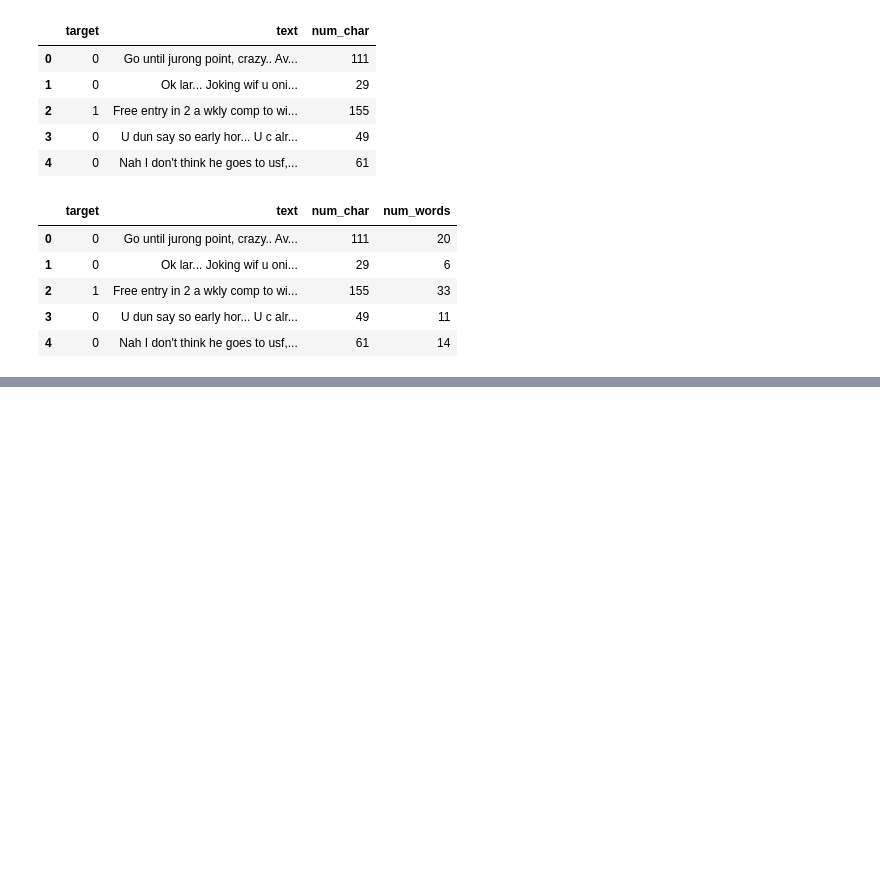
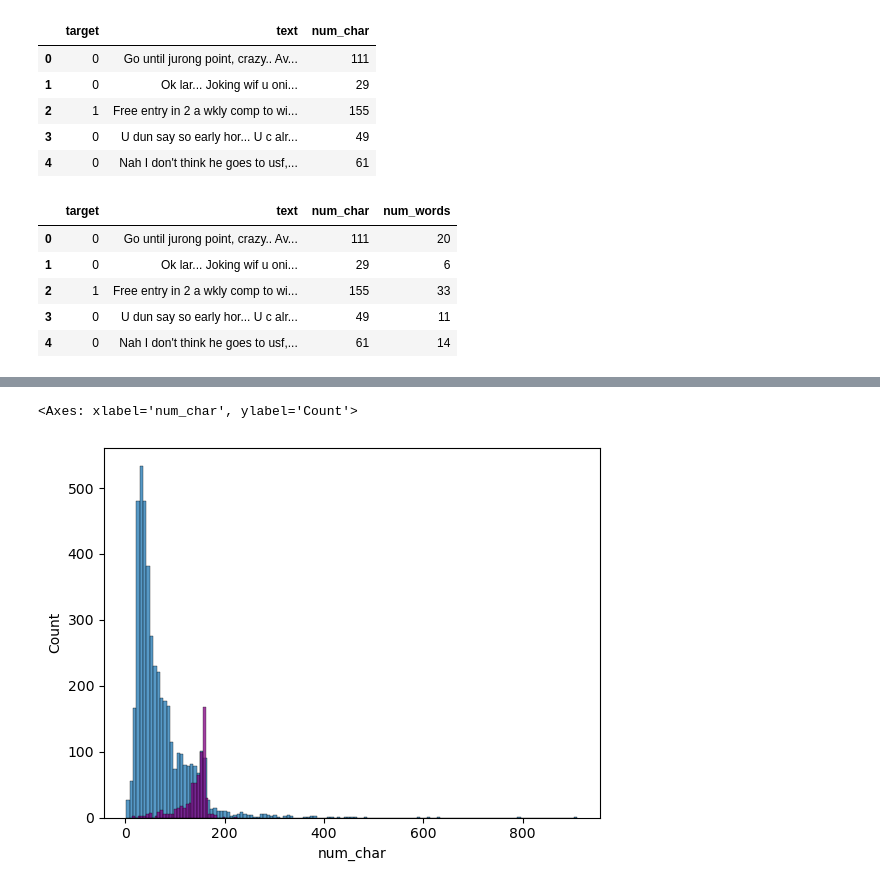
Before and after one commit to Vaibastro/ML_project, a Jupyter notebook: sms_spam-detection.ipynb, the cells around one changed output, grey strips where cells are left out. Drawn from its saved outputs; the diff is of its cells as text; code cells hidden in the pictures; blank space fills up the shorter version.

```diff
--- a/sms_spam-detection.ipynb
+++ b/sms_spam-detection.ipynb
@@ -120,3 +120,6 @@ df.head()
 | 2 | 1 | Free entry in 2 a wkly comp to wi... | 155 | 33 |
 | 3 | 0 | U dun say so early hor... U c alr... | 49 | 11 |
 | 4 | 0 | Nah I don't think he goes to usf,... | 61 | 14 |
+# %%
+df['num_senten'] = df['text'].apply(lambda x: len(re.findall(r'[.!?]+', x)))
+df.head()
@@ -122,0 +133,9 @@ df.head()
+# %%
+#spotting the difference between the ham and spam messages
+import seaborn as sns
+
+sns.histplot(df[df['target']==0]['num_char'])
+sns.histplot(df[df['target']==1]['num_char'], color= 'purple')
+# %% [output]
+<Axes: xlabel='num_char', ylabel='Count'>
+[figure, added]
```
Also changed, not shown: parts of 3 cells of this notebook.
